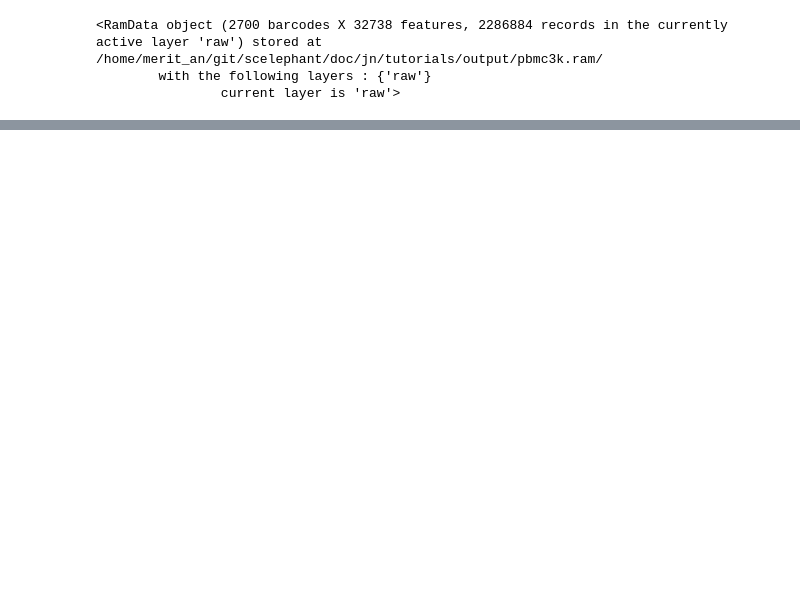
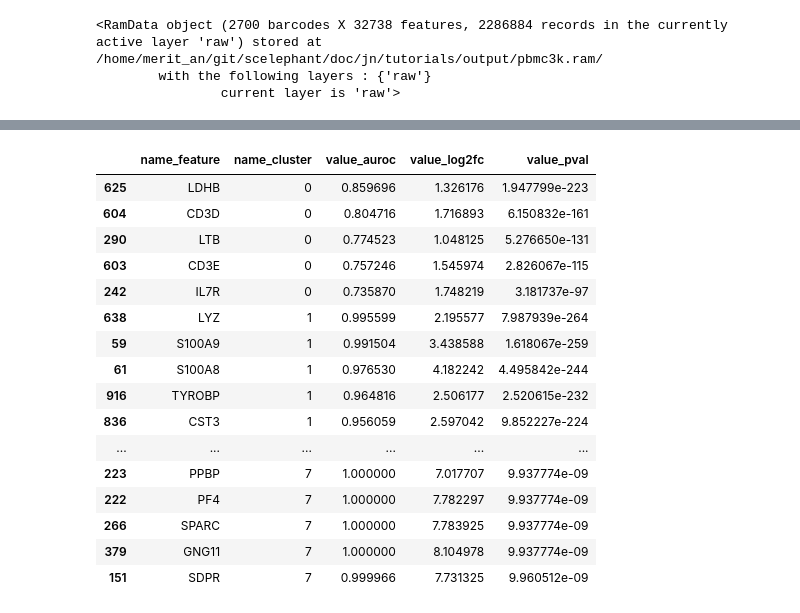
Before and after one commit to ahs2202/scelephant, a Jupyter notebook: doc/jn/tutorials/SC-Elephant_PBMC3k_processing_and_analysis_tutorials.ipynb, the cells around one changed output, grey strips where cells are left out. Cells and saved outputs as stored; diff of their text form; code cells hidden in the pictures; blank space fills up the shorter version.

```diff
--- a/doc/jn/tutorials/SC-Elephant_PBMC3k_processing_and_analysis_tutorials.ipynb
+++ b/doc/jn/tutorials/SC-Elephant_PBMC3k_processing_and_analysis_tutorials.ipynb
@@ -179,0 +314,25 @@ sc.pl.umap( adata, color = 'leiden_scanpy' )
+# %%
+''' select the best marker genes for each cluster '''
+import pandas as pd
+# settings
+int_num_marker_genes_to_retrieve_for_each_cluster = 5
+df_res_best = pd.concat( list( _df.sort_values( 'value_auroc', ascending = False ).iloc[ : int_num_marker_genes_to_retrieve_for_each_cluster ] for name_clus, _df in df_res.groupby( 'name_cluster' ) ) )
+df_res_best # display results
+# %% [output]
+|  | name_feature | name_cluster | value_auroc | value_log2fc | value_pval |
+| 625 | LDHB | 0 | 0.859696 | 1.326176 | 1.947799e-223 |
+| 604 | CD3D | 0 | 0.804716 | 1.716893 | 6.150832e-161 |
+| 290 | LTB | 0 | 0.774523 | 1.048125 | 5.276650e-131 |
+| 603 | CD3E | 0 | 0.757246 | 1.545974 | 2.826067e-115 |
+| 242 | IL7R | 0 | 0.735870 | 1.748219 | 3.181737e-97 |
+| 638 | LYZ | 1 | 0.995599 | 2.195577 | 7.987939e-264 |
+| 59 | S100A9 | 1 | 0.991504 | 3.438588 | 1.618067e-259 |
+| 61 | S100A8 | 1 | 0.976530 | 4.182242 | 4.495842e-244 |
+| 916 | TYROBP | 1 | 0.964816 | 2.506177 | 2.520615e-232 |
+| 836 | CST3 | 1 | 0.956059 | 2.597042 | 9.852227e-224 |
+| ... | ... | ... | ... | ... | ... |
+| 223 | PPBP | 7 | 1.000000 | 7.017707 | 9.937774e-09 |
+| 222 | PF4 | 7 | 1.000000 | 7.782297 | 9.937774e-09 |
+| 266 | SPARC | 7 | 1.000000 | 7.783925 | 9.937774e-09 |
+| 379 | GNG11 | 7 | 1.000000 | 8.104978 | 9.937774e-09 |
+| 151 | SDPR | 7 | 0.999966 | 7.731325 | 9.960512e-09 |
```
Also changed, not shown: parts of 20 cells of this notebook, 4 other files.
